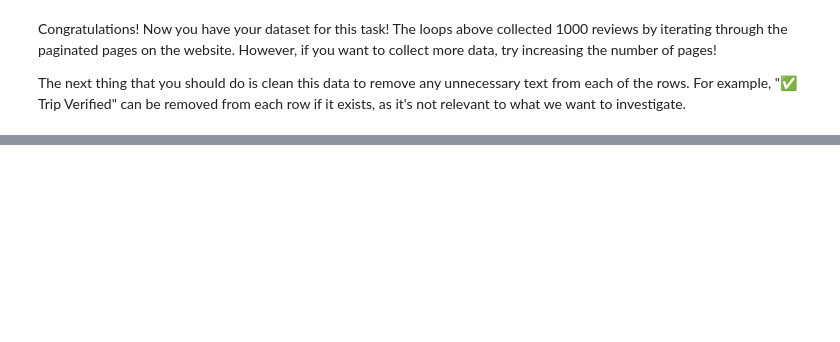
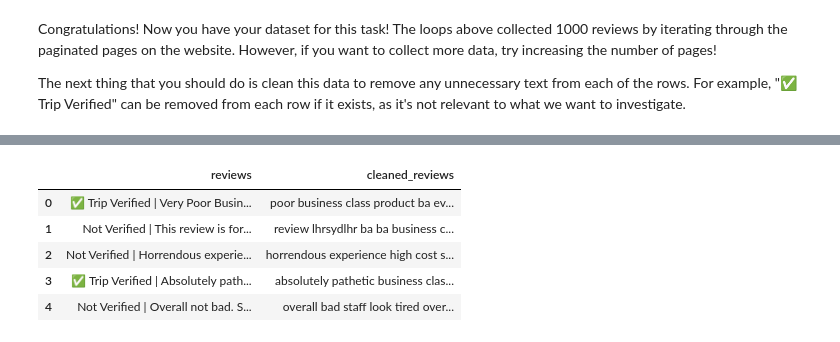
Before and after one commit to Simontagbor/BritishAirways-data-science, a Jupyter notebook: getting_started.ipynb, the cells around one changed output, grey strips where cells are left out. Saved outputs shown, nothing was run; the diff lists cells and outputs as text; code cells hidden in the pictures; blank space fills up the shorter version.

```diff
--- a/getting_started.ipynb
+++ b/getting_started.ipynb
@@ -81,0 +164,11 @@ Congratulations! Now you have your dataset for this task! The loops above collec
+# %%
+# To do list
+df["cleaned_reviews"] = df["reviews"].apply(clean_review)
+df.head(5)
+# %% [output]
+|  | reviews | cleaned_reviews |
+| 0 | ✅ Trip Verified | Very Poor Busin... | poor business class product ba ev... |
+| 1 | Not Verified | This review is for... | review lhrsydlhr ba ba business c... |
+| 2 | Not Verified | Horrendous experie... | horrendous experience high cost s... |
+| 3 | ✅ Trip Verified | Absolutely path... | absolutely pathetic business clas... |
+| 4 | Not Verified | Overall not bad. S... | overall bad staff look tired over... |
```
Also changed, not shown: parts of 27 cells of this notebook.
